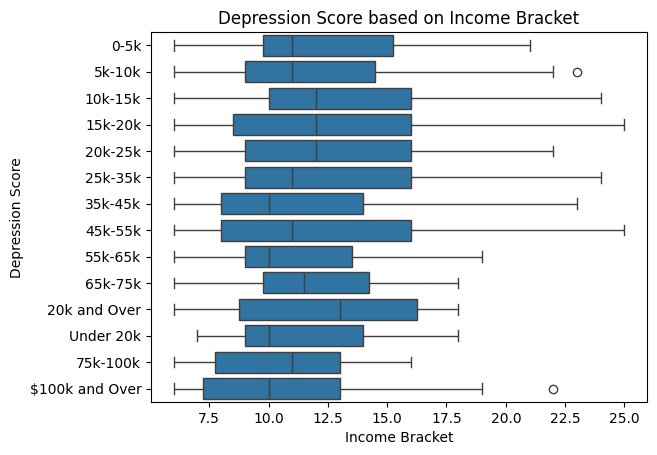
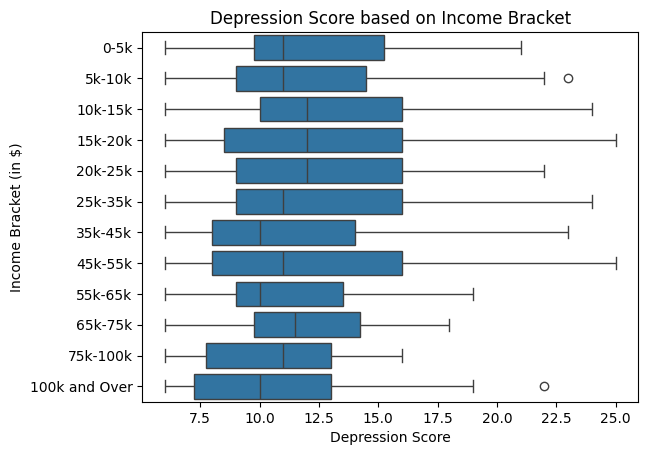
Code edit (unified diff) that turned the first committed figure into the second:
--- before
+++ after
@@ -15,10 +15,10 @@
             13: "Under 20k",
             14: "75k-100k",
-            15: "$100k and Over"
+            15: "100k and Over"
             }
 df["income_label"]= df["INDHHIN2"].map(income_map)
 
 
-# Before we make the box plot, we have to put levels of income in the order the CDC put them in (more or less in the order of least to most inocome.)
+# Before we make the box plot, we have to put levels of income in the order the CDC put them in (more or less in the order of least to most income.)
 
 
@@ -34,8 +34,6 @@
           "55k-65k",
           "65k-75k",
-          "20k and Over",
-          "Under 20k",
           "75k-100k",
-          "$100k and Over"
+          "100k and Over",
 ]
 
@@ -44,9 +42,27 @@
 sns.boxplot(x="depression_score", y="income_label", data=df, order = order)
 
-plt.xlabel("Income Bracket")
-plt.ylabel("Depression Score")
+plt.ylabel("Income Bracket (in $)")
+plt.xlabel("Depression Score")
 plt.title("Depression Score based on Income Bracket")
 
 
-plt.tight_layout
+plt.tight_layout()
 plt.show()
+
+
+new_order = [
+    "20k and Over",
+    "Under 20k"
+]
+
+# Making a similar box plot only comparing incomes less than $20k and greater than 20k.
+
+sns.boxplot(x="depression_score", y="income_label", data=df, order = new_order)
+
+plt.ylabel("Income Bracket (in $)")
+plt.xlabel("Depression Score")
+plt.title("Depression Score based on Narrow Income Bracket")
+
+
+plt.tight_layout()
+plt.show()

Commit: Final clean up of my plots and writeup.